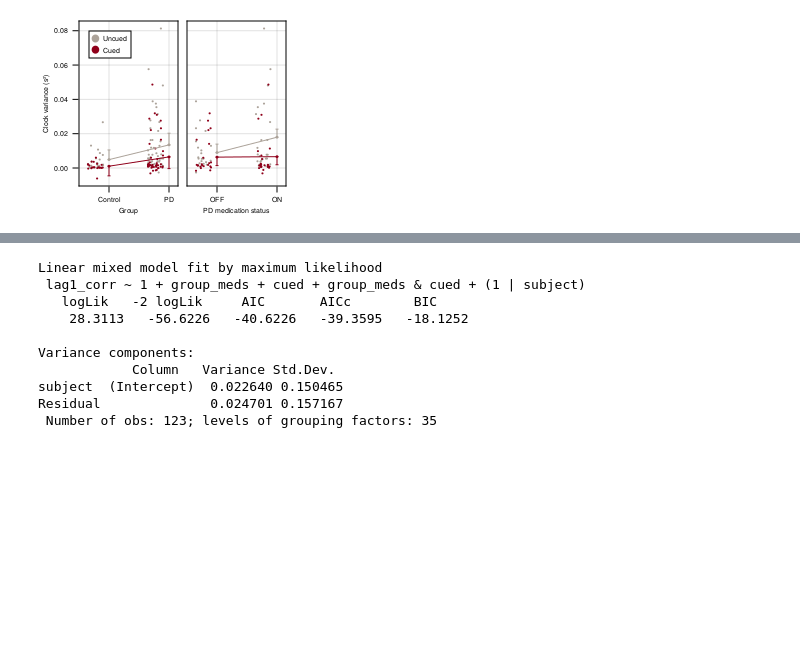
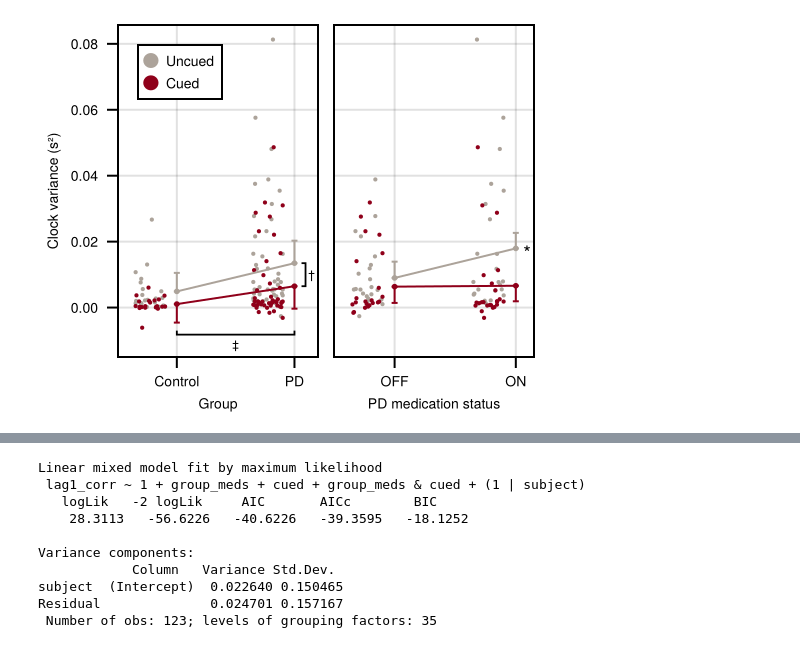
Before and after one commit to NantelBiomechLab/ReachingSteppingMedsCueing_in_PD, a Jupyter notebook: figures/Figures.ipynb, the cells around one changed output, grey strips where cells are left out. Drawn from its saved outputs; the diff is of its cells as text; code cells hidden in the pictures; blank space fills up the shorter version.

```diff
--- a/figures/Figures.ipynb
+++ b/figures/Figures.ipynb
@@ -118,9 +135,10 @@ group_meds: PD_ON vs PD_OFF & cued: true  -0.00868088  0.00414361  -2.10    0.03
 ──────────────────────────────────────────────────────────────────────────────────
 # %%
 let variable = :clock_var, _data = @subset(rrtdata, .!ismissing.($variable)), lmm = clockvar_rrt_lmm, ylabel="Clock variance (s²)"
-    fg = Figure(;resolution=(252.283,200), px_per_unit=6.25, pt_per_unit=1, fontsize=7, figure_padding=4)
-    axleft = Axis(fg[1,1]; xticks=(1:2, ["Control", "PD"]))
-    axright = Axis(fg[1,2]; xticks=(1:2, ["OFF", "ON"]))
+    Random.seed!(0xBEEF)
+    fg = Figure(;size=(252.283,200), px_per_unit=6.25, pt_per_unit=1, fontsize=7, figure_padding=4)
+    axleft = Axis(fg[1,1]; ylabel="Clock variance (s²)", xlabel="Group", xticks=(1:2, ["Control", "PD"]))
+    axright = Axis(fg[1,2]; xlabel="PD medication status", xticks=(1:2, ["OFF", "ON"]))
     linkyaxes!(axleft, axright)
     hideydecorations!(axright; grid=false)
 
@@ -132,20 +150,31 @@ let variable = :clock_var, _data = @subset(rrtdata, .!ismissing.($variable)), lm
         @transform(cpd,
             :cued = categorical(:cued),
             :group = categorical(:group; ordered=true, levels=["Control", "PD"]),
+             # Cued is lower, only have downward arrows for cued; vice versa for uncued
             :lower = ifelse.(:cued, :clock_var .- 1.96*:err, :clock_var),
             :upper = ifelse.(:cued, :clock_var, :clock_var .+ 1.96*:err))
     end
 
+    # Add raincloud (jittered categorical scatter plot)
     aog_p = AlgebraOfGraphics.data(_data) * mapping(:group, variable; color=:cued) *
         visual(RainClouds; plot_boxplots=false, clouds=nothing, side=:right, markersize=3,
         jitter_width=0.25, gap=0, side_nudge=0.225, xlabel="Group", ylabel)
 
+    # Add CI error bars
     aog_p += AlgebraOfGraphics.data(group_cued) *
         mapping(:group, :lower, :upper; color=:cued) *
         (visual(Rangebars; linewidth=1, whiskerwidth=3))
+    # Add larger dots for the mean group values
     aog_p += AlgebraOfGraphics.data(group_cued) *
         mapping(:group, variable; color=:cued) *
         (visual(Scatter; markersize=4,) + visual(Lines; linewidth=1))
+
+    # Add significance brackets
+    avgs = @subset(group_cued, :group .== "PD")[!, :clock_var]
+    bracket!(axleft, 2.06, avgs[1], 2.06, avgs[2]; text = "†", fontsize=6, rotation=0, style=:square, width=2,
+        linewidth=0.9, textoffset=3)
+    bracket!(axleft, 1, -0.007, 2, -0.007; text = "‡", fontsize=6, style=:square, width=2, linewidth=0.9, textoffset=5,
+        orientation=:down)
 
     draw!(axleft, aog_p; palettes=(color=[true => colorant"#8F001A", false => colorant"#ACA39A"],))
 
@@ -157,37 +186,48 @@ let variable = :clock_var, _data = @subset(rrtdata, .!ismissing.($variable)), lm
             :upper = ifelse.(:cued, :clock_var, :clock_var .+ 1.96*:err))
     end
 
+    # Add raincloud (jittered categorical scatter plot)
     aog_p = AlgebraOfGraphics.data(@subset(_data, :group .== "PD")) *
         mapping(:meds, variable; color=:cued) *
         visual(RainClouds; plot_boxplots=false, clouds=nothing, side=:right, markersize=3,
         jitter_width=0.25, gap=0, side_nudge=0.225, xlabel="PD medication status")
+
+    # Add CI error bars
     aog_p += AlgebraOfGraphics.data(pd) *
         mapping(:meds, :lower, :upper; color=:cued) *
         (visual(Rangebars; linewidth=1, whiskerwidth=3))
+
+    # Add larger dots for the mean group values
     aog_p += AlgebraOfGraphics.data(pd) *
         mapping(:meds, variable; color=:cued) *
         (visual(Scatter; markersize=4,) + visual(Lines; linewidth=1))
+
+    # Add post-hoc significance indicator
+    text!(axright, 2.06, only(@subset(pd, :meds .== "ON", :cued .== false)[!, :clock_var]);
+        text = "∗", fontsize=8, align=(:left, :center), offset=(0,1))
+
     draw!(axright, aog_p; palettes=(color=[true => colorant"#8F001A", false => colorant"#ACA39A"],))
 
     Legend(fg[1,1], [
             MarkerElement(color=colorant"#ACA39A", marker='●', markersize=10),
             MarkerElement(color=colorant"#8F001A", marker='●', markersize=10)
         ], ["Uncued", "Cued"];
         tellheight = false,
         tellwidth = false,
         padding=4, patchsize=(5,5), halign=:left, valign=:top, margin=(10,10,10,10))
 
     colgap!(fg.layout, Relative(0.04))
     colsize!(fg.layout, 1, Auto())
-    xlims!(axleft, 0.5, 2.15)
+    xlims!(axleft, 0.5, 2.2)
+    ylims!(axright; low=-0.015)
     xlims!(axright, 0.5, 2.15)
 
-    save("$(variable)_rrt.eps", fg; resolution=(252.283,200), px_per_unit=6.25, pt_per_unit=1)
-    save("$(variable)_rrt.png", fg; resolution=(252.283,200), px_per_unit=6.25, pt_per_unit=1)
+    save("$(variable)_rrt.eps", fg; size=(252.283,200), px_per_unit=6.25, pt_per_unit=1)
+    save("$(variable)_rrt.png", fg; size=(252.283,200), px_per_unit=6.25, pt_per_unit=1)
     fg
 end
 # %% [output]
-[figure, old version]
+[figure, new version]
 # %%
 lag1corr_rrt_lmm = let
     lmtmp = fit(MixedModel,
```
Also changed, not shown: parts of 8 cells of this notebook, 4 other files.
